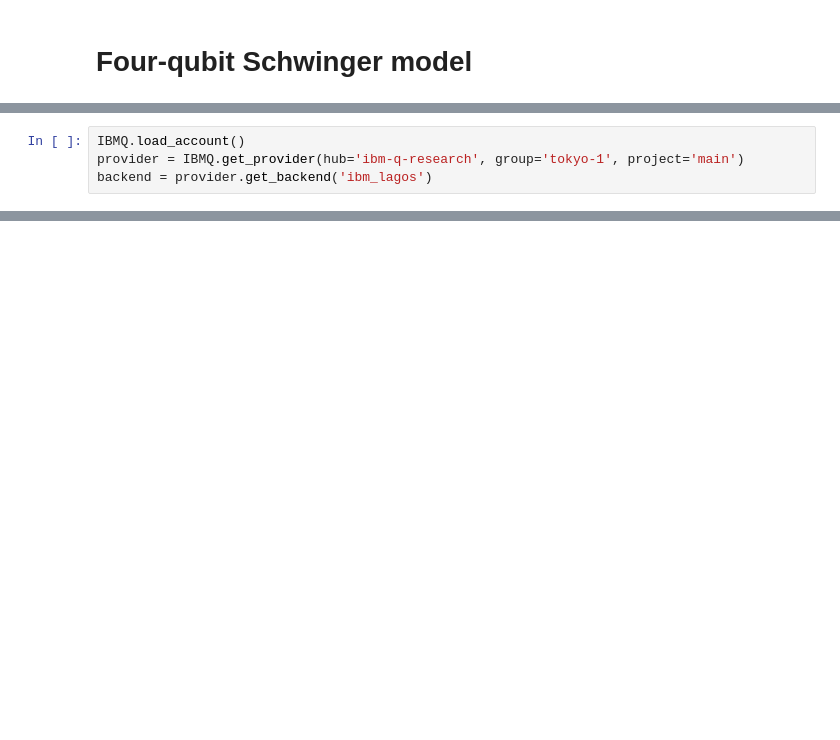
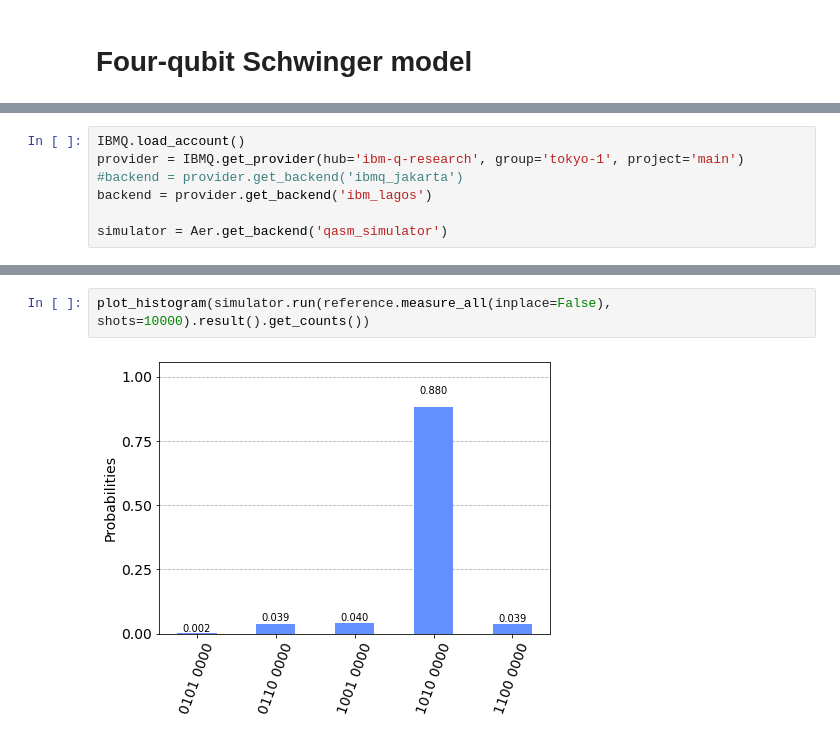
Before and after one commit to yiiyama/qc_random, a Jupyter notebook: four_qubit_schwinger/circuits.ipynb, the cells around one changed output, grey strips where cells are left out. Saved outputs shown, nothing was run; the diff lists cells and outputs as text; blank space fills up the shorter version.

```diff
--- a/four_qubit_schwinger/circuits.ipynb
+++ b/four_qubit_schwinger/circuits.ipynb
@@ -9,4 +11,7 @@ from calibrations import LinearizedCR, cx_circuit
 # %%
 IBMQ.load_account()
 provider = IBMQ.get_provider(hub='ibm-q-research', group='tokyo-1', project='main')
+#backend = provider.get_backend('ibmq_jakarta')
 backend = provider.get_backend('ibm_lagos')
+
+simulator = Aer.get_backend('qasm_simulator')
@@ -144,0 +50,4 @@ naive_ref.draw('mpl')
+# %%
+plot_histogram(simulator.run(reference.measure_all(inplace=False), shots=10000).result().get_counts())
+# %% [output]
+[figure, added]
```
Also changed, not shown: parts of 37 cells of this notebook, 3 other files.
